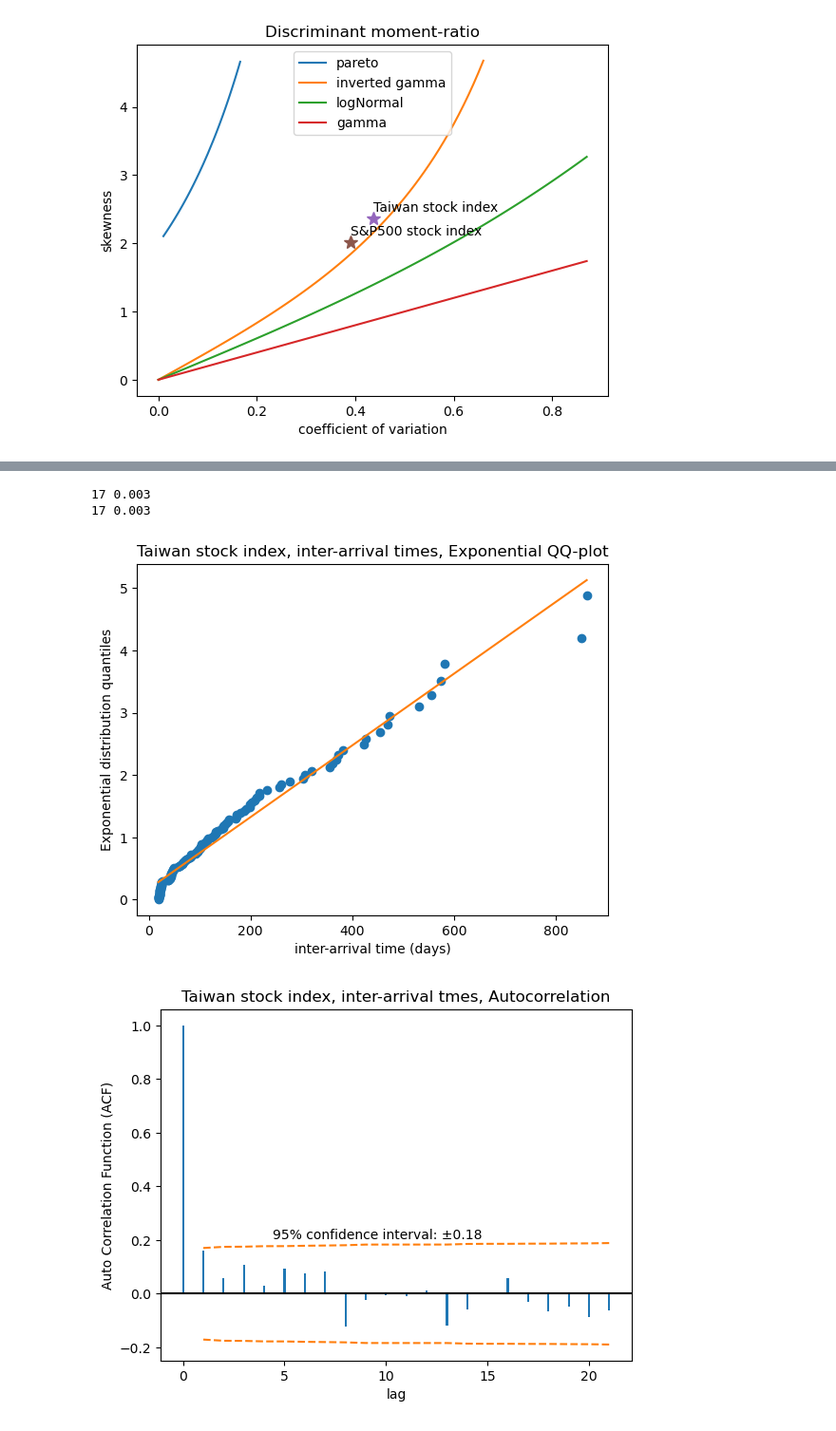
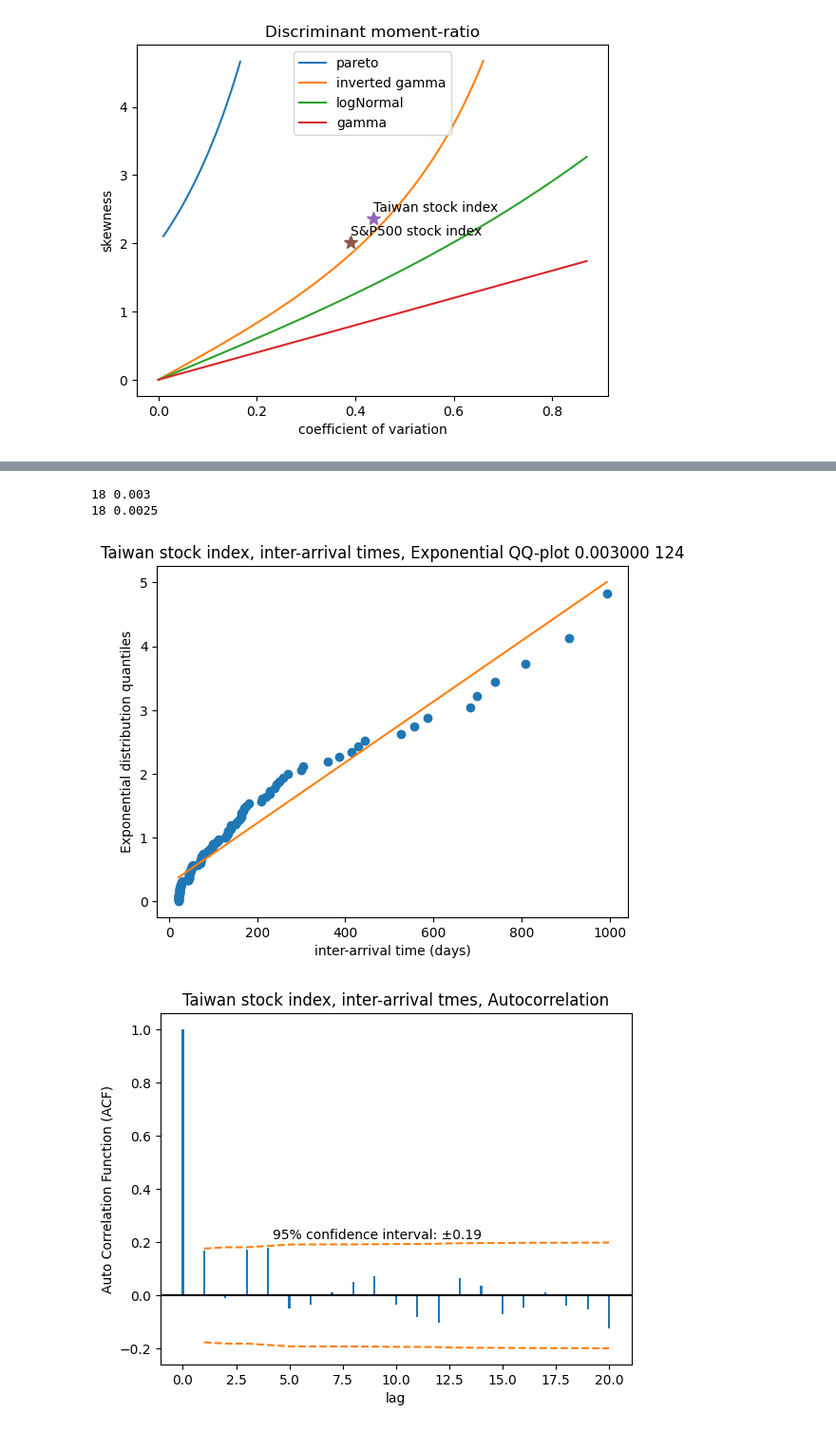
Before and after one commit to fumin/fumin.github.io, a Jupyter notebook: notes/statistics/taiex.ipynb, the cells around one changed output, grey strips where cells are left out. Shown at 95% size. Cells and saved outputs as stored; diff of their text form; code cells hidden in the pictures.

```diff
--- a/notes/statistics/taiex.ipynb
+++ b/notes/statistics/taiex.ipynb
@@ -69,7 +69,7 @@ def analyzePareto(analysis):
 
     fitted = np.power(xm/df.absreturn, alpha)
 
-    print(df.head(5))
+    print(len(df), df.head(5))
     fig, ax = plt.subplots(1, 1)
     ax.plot(df.absreturn.to_numpy(), df.survival.to_numpy(), "o", label=analysis.name)
     ax.plot(df.absreturn.to_numpy(), fitted.to_numpy(), label=("pareto(%.2f)"%(alpha)))
@@ -171,9 +171,9 @@ def ms_taiex_gaussian(lag):
     plotMS(analysis, df)
 
 
-analysisLag = 17
+analysisLag = 18
 for lag in [analysisLag]:
-    for tailCutoff in [0.005]:
+    for tailCutoff in [0.0035]:
         analysis = Analysis()
         analysis.name = "Taiwan stock index"
         analysis.fpath = "taiex.csv"
@@ -183,7 +183,7 @@ for lag in [analysisLag]:
 
         analysis.name = "S&P500 stock index"
         analysis.fpath = "sp500.csv"
-        analysis.tailCutoff = 0.003
+        analysis.tailCutoff = 0.0025
         analyze(analysis)
 ms_taiex_gaussian(analysisLag)
 # %% [output]
@@ -498,7 +498,7 @@ def analyzeME(analysis):
         eu = np.sum(larger-u) / len(larger)
         excess.append(eu)
 
-    lastRemoveN = 3
+    lastRemoveN = 0
     u = orderedStats[:len(orderedStats)-lastRemoveN]
     eu = np.array(excess)[:len(excess)-lastRemoveN]
     print(len(u), len(eu))
@@ -510,17 +510,18 @@ def analyzeME(analysis):
     ax.set_ylabel("Mean excess e(u) = E[ X-u | X>u ]")
 
 
+lag = 18
 analysis = Analysis()
 analysis.name = "Taiwan stock index"
 analysis.fpath = "taiex.csv"
-analysis.lag = 17
+analysis.lag = lag
 analysis.tailCutoff = 0.003
 analyzeME(analysis)
 
 analysis = Analysis()
 analysis.name = "S&P500 stock index"
 analysis.fpath = "sp500.csv"
-analysis.lag = 17
-analysis.tailCutoff = 0.003
+analysis.lag = lag
+analysis.tailCutoff = 0.0025
 analyzeME(analysis)
 # %% [output]
@@ -686,6 +708,7 @@ def analyzeArrival(analysis, df):
     df = df.sort_values(by="days", ascending=True)
     df["q"] = df.days.rank(pct=True, method="average")
     df["q"] = (np.arange(len(df))+1)/len(df)
+    #df = df.iloc[1:]
     df = df.iloc[:-1]
 
     # Compute theory
@@ -704,13 +727,15 @@ def analyzeArrivalTime(ass):
         if len(df) < 10:
             continue
         rcs = analyzeArrival(analysis, df)
-        records.append(rcs)
+        records.append({"analysis": analysis, "record": rcs})
 
-    for i, rcs in enumerate(records):
+    for i, record in enumerate(records):
+        analysis = record["analysis"]
+        rcs = record["record"]
+
         # with pandas.option_context('display.max_rows', None):
         #     print(rcs.iloc[200:])
         fig, ax = plt.subplots(1, 1)
-        analysis = ass[i]
         positive = "positive"
         if not analysis.positive:
             positive = "negative"
@@ -718,7 +743,7 @@ def analyzeArrivalTime(ass):
         ax.plot(rcs.days.to_numpy(), rcs.exponLin.to_numpy())
         #ax.legend()
         #ax.set_xscale("log")
-        ax.set_title("%s, inter-arrival times, Exponential QQ-plot"%(analysis.name,))
+        ax.set_title("%s, inter-arrival times, Exponential QQ-plot %f %d"%(analysis.name, analysis.tailCutoff, len(rcs)))
         ax.set_xlabel("inter-arrival time (days)")
         ax.set_ylabel("Exponential distribution quantiles")
 
@@ -742,37 +767,37 @@ def analyzeArrivalTime(ass):
             ax.plot(np.arange(1, len(acs2), 1), -interval2, linestyle="--", color="C1")
             #ax.plot(np.arange(0, len(acs1), 1), acs1, "o")
             ax.axhline(0, linestyle="-", color="black")
             ax.bar(np.arange(0, len(acs2), 1), acs2, width=0.1)
             itv = interval2[int(len(interval2)/2)]
             ax.text(len(acs2)/5, itv+0.02, ("%d%% confidence interval: ±%.2f"%(confidence, itv)))
             ax.set_title("%s, %s, Autocorrelation"%(analysis.name, q["name"]))
             ax.set_xlabel("lag")
             ax.set_ylabel("Auto Correlation Function (ACF)")
 
 
 ass = []
-lag = 17
-for tailCutoff in [0.003]:
+lag = 18
+for tailCutoff in [0.003]: # np.arange(0.001, 0.02, 0.0001):
     for isPositive in (False,):
         analysis = Analysis()
         analysis.name = "Taiwan stock index"
         analysis.fpath = "taiex.csv"
         analysis.lag = lag
         analysis.tailCutoff = tailCutoff
         analysis.positive = isPositive
         ass.append(analysis)
 
         analysis = Analysis()
         analysis.name = "S&P500 stock index"
         analysis.fpath = "sp500.csv"
         analysis.lag = lag
-        analysis.tailCutoff = tailCutoff
+        analysis.tailCutoff = 0.0025
         analysis.positive = isPositive
         ass.append(analysis)
 
 analyzeArrivalTime(ass)
 # %% [output]
-17 0.003
-17 0.003
+18 0.003
+18 0.0025
-[figure, old version]
+[figure, new version]
-[figure, old version]
+[figure, new version]
```
Also changed, not shown: parts of 5 cells of this notebook.
